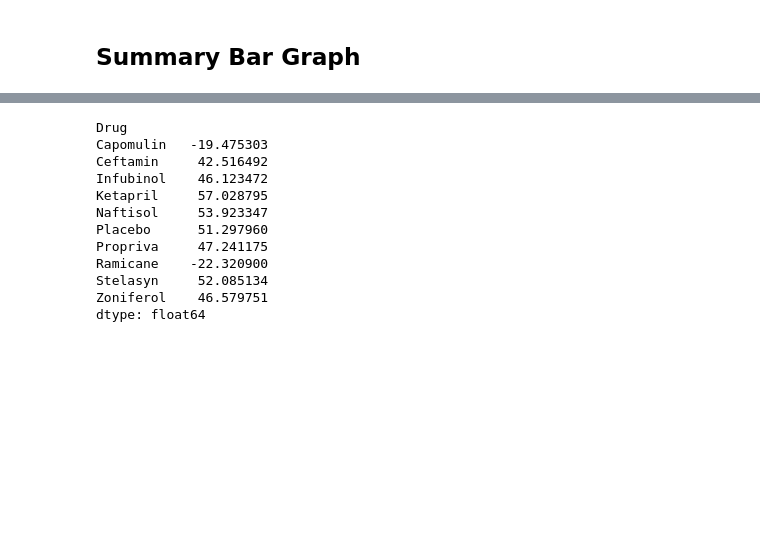
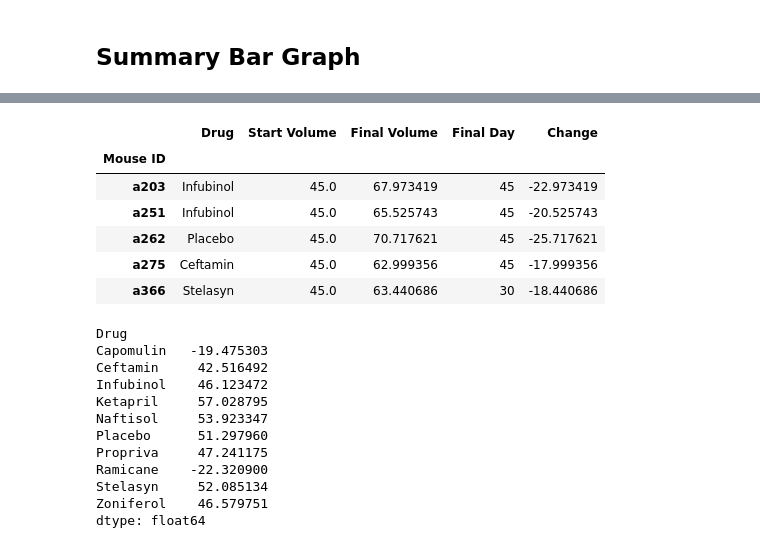
Before and after one commit to JansenKat/matplotlib-challenge, a Jupyter notebook: Pymaceuticals/pymaceuticals_starter.ipynb, the cells around one changed output, grey strips where cells are left out. Cells and saved outputs as stored; diff of their text form; code cells hidden in the pictures; blank space fills up the shorter version.

```diff
--- a/Pymaceuticals/pymaceuticals_starter.ipynb
+++ b/Pymaceuticals/pymaceuticals_starter.ipynb
@@ -222,3 +228,15 @@ plt.show()
 ![Metastatic Spread During Treatment](../Images/survival.png)
 # %% [markdown]
 ## Summary Bar Graph
+# %%
+#Set index to Mouse ID and Timepoint to identify start and final tumor volumes
+df2 = df.set_index(['Mouse ID','Timepoint'])
+# %%
+#Find last day of mouse
+end_pts = df.groupby(['Mouse ID']).agg({'Timepoint':'max'}).rename(columns={'Timepoint':'Final Day'})
+#Find final volume of tumor
+end_vol = []
+for m in end_day.index:
+    end_vol.append(df2.loc[(m,end_day.loc[(m)]['Final Day'])]['Tumor Volume (mm3)'][0])
+end_pts['Final Volume'] = end_vol
+end_pts.head()
@@ -224,0 +251,5 @@ plt.show()
+# %%
+#Identiy initial tumor volume, inclue drug column for later analysis
+start_vol = df[df['Timepoint']==0][['Mouse ID','Tumor Volume (mm3)']].rename(columns={'Tumor Volume (mm3)':'Start Volume'})\
+    .sort_index().merge(mouse,how='outer',left_on='Mouse ID',right_on='Mouse ID').set_index('Mouse ID')
+start_vol.head()
@@ -225,2 +264,16 @@ plt.show()
+# %%
+#Merge end and start volumes to calculate changes in tumor volume
+volumes = start_vol.merge(end_pts,how='outer',left_index=True,right_index=True)
+volumes['Change']=volumes['Start Volume']-volumes['Final Volume']
+volumes = volumes[['Drug','Start Volume','Final Volume','Final Day','Change']]
+volumes.head()
+# %% [output]
+|  | Drug | Start Volume | Final Volume | Final Day | Change |
+| Mouse ID |  |  |  |  |  |
+| a203 | Infubinol | 45.0 | 67.973419 | 45 | -22.973419 |
+| a251 | Infubinol | 45.0 | 65.525743 | 45 | -20.525743 |
+| a262 | Placebo | 45.0 | 70.717621 | 45 | -25.717621 |
+| a275 | Ceftamin | 45.0 | 62.999356 | 45 | -17.999356 |
+| a366 | Stelasyn | 45.0 | 63.440686 | 30 | -18.440686 |
 # %%
 # Calculate the percent changes for each drug
```
Also changed, not shown: parts of 6 cells of this notebook.
